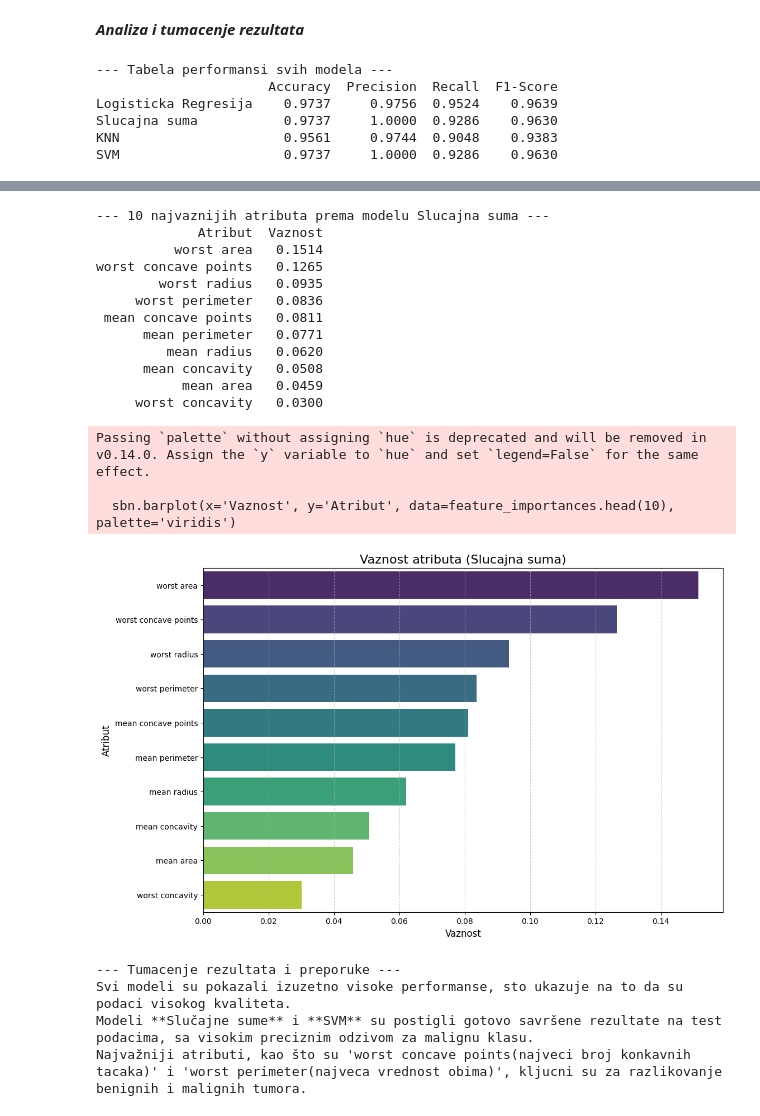
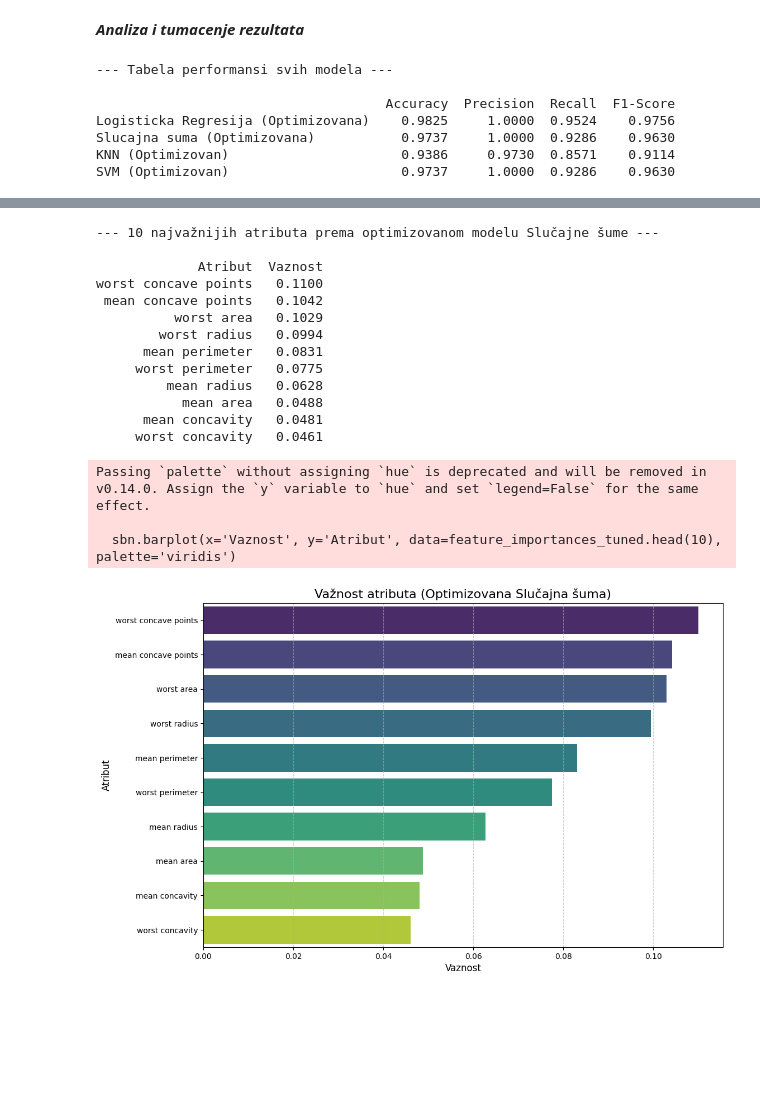
Before and after one commit to slokarsrdjan/Breast-Cancer-Classification, a Jupyter notebook: Breast Cancer Classification.ipynb, the cells around one changed output, grey strips where cells are left out. Saved outputs shown, nothing was run; the diff lists cells and outputs as text; code cells hidden in the pictures; blank space fills up the shorter version.

```diff
--- a/Breast Cancer Classification.ipynb
+++ b/Breast Cancer Classification.ipynb
@@ -295,12 +381,12 @@ weighted avg       0.97      0.97      0.97       114
 # %% [markdown]
 ***Analiza i tumacenje rezultata***
 # %%
-# Prikaz tabela performansi
+# Prikaz tabela performansi (ponovo)
 metrics_df = pd.DataFrame(performance_metrics).T
-print("--- Tabela performansi svih modela ---")
+print("--- Tabela performansi svih modela ---\n")
 print(metrics_df.to_string(float_format="%.4f"))
 
-# Vizualizacija metrika
+# Vizualizacija metrika (ponovo)
 metrics_df.plot(kind='bar', figsize=(12, 7), rot=0)
 plt.title('Poredjenje performansi klasifikacionih modela', fontsize=16)
 plt.ylabel('Vrednost metrike', fontsize=12)
@@ -310,34 +396,29 @@ plt.legend(title='Metrike', bbox_to_anchor=(1.05, 1), loc='upper left')
 plt.grid(axis='y', linestyle='--', alpha=0.7)
 plt.show()
 
-# Analiza vaznosti atributa (samo za Random Forest)
-rf_model = models['Slucajna suma']
-feature_importances = pd.DataFrame({
+# Ponovna analiza važnosti atributa sa optimizovanim Random Forest modelom
+rf_model_tuned = models['Slucajna suma (Optimizovana)']
+feature_importances_tuned = pd.DataFrame({
     'Atribut': X.columns,
-    'Vaznost': rf_model.feature_importances_
+    'Vaznost': rf_model_tuned.feature_importances_
 }).sort_values(by='Vaznost', ascending=False)
 
-print("\n--- 10 najvaznijih atributa prema modelu Slucajna suma ---")
-print(feature_importances.head(10).to_string(index=False, float_format="%.4f"))
+print("\n--- 10 najvažnijih atributa prema optimizovanom modelu Slučajne šume ---\n")
+print(feature_importances_tuned.head(10).to_string(index=False, float_format="%.4f"))
 
-# Vizualizacija najvaznijih atributa
+# Vizualizacija najvažnijih atributa (ponovo)
 plt.figure(figsize=(12, 8))
-sbn.barplot(x='Vaznost', y='Atribut', data=feature_importances.head(10), palette='viridis')
-plt.title('Vaznost atributa (Slucajna suma)', fontsize=16)
+sbn.barplot(x='Vaznost', y='Atribut', data=feature_importances_tuned.head(10), palette='viridis')
+plt.title('Važnost atributa (Optimizovana Slučajna šuma)', fontsize=16)
 plt.xlabel('Vaznost', fontsize=12)
 plt.ylabel('Atribut', fontsize=12)
 plt.grid(axis='x', linestyle='--', alpha=0.6)
 plt.show()
-
-# Tumačenje rezultata
-print("\n--- Tumacenje rezultata i preporuke ---")
-print("Svi modeli su pokazali izuzetno visoke performanse, sto ukazuje na to da su podaci visokog kvaliteta.")
-print("Modeli **Slučajne sume** i **SVM** su postigli gotovo savršene rezultate na test podacima, sa visokim preciznim odzivom za malignu klasu.")
-print("Najvažniji atributi, kao što su 'worst concave points(najveci broj konkavnih tacaka)' i 'worst perimeter(najveca vrednost obima)', kljucni su za razlikovanje benignih i malignih tumora.")
 # %% [output]
 --- Tabela performansi svih modela ---
-                      Accuracy  Precision  Recall  F1-Score
-Logisticka Regresija    0.9737     0.9756  0.9524    0.9639
-Slucajna suma           0.9737     1.0000  0.9286    0.9630
-KNN                     0.9561     0.9744  0.9048    0.9383
-SVM                     0.9737     1.0000  0.9286    0.9630
+
+                                     Accuracy  Precision  Recall  F1-Score
+Logisticka Regresija (Optimizovana)    0.9825     1.0000  0.9524    0.9756
+Slucajna suma (Optimizovana)           0.9737     1.0000  0.9286    0.9630
+KNN (Optimizovan)                      0.9386     0.9730  0.8571    0.9114
+SVM (Optimizovan)                      0.9737     1.0000  0.9286    0.9630
@@ -345,20 +426,17 @@ SVM                     0.9737     1.0000  0.9286    0.9630
---- 10 najvaznijih atributa prema modelu Slucajna suma ---
+--- 10 najvažnijih atributa prema optimizovanom modelu Slučajne šume ---
+
              Atribut  Vaznost
-          worst area   0.1514
-worst concave points   0.1265
-        worst radius   0.0935
-     worst perimeter   0.0836
- mean concave points   0.0811
-      mean perimeter   0.0771
-         mean radius   0.0620
-      mean concavity   0.0508
-           mean area   0.0459
-     worst concavity   0.0300
+worst concave points   0.1100
+ mean concave points   0.1042
+          worst area   0.1029
+        worst radius   0.0994
+      mean perimeter   0.0831
+     worst perimeter   0.0775
+         mean radius   0.0628
+           mean area   0.0488
+      mean concavity   0.0481
+     worst concavity   0.0461
 Passing `palette` without assigning `hue` is deprecated and will be removed in v0.14.0. Assign the `y` variable to `hue` and set `legend=False` for the same effect.
 
-  sbn.barplot(x='Vaznost', y='Atribut', data=feature_importances.head(10), palette='viridis')
+  sbn.barplot(x='Vaznost', y='Atribut', data=feature_importances_tuned.head(10), palette='viridis')
-[figure, old version]
+[figure, new version]
---- Tumacenje rezultata i preporuke ---
-Svi modeli su pokazali izuzetno visoke performanse, sto ukazuje na to da su podaci visokog kvaliteta.
-Modeli **Slučajne sume** i **SVM** su postigli gotovo savršene rezultate na test podacima, sa visokim preciznim odzivom za malignu klasu.
-Najvažniji atributi, kao što su 'worst concave points(najveci broj konkavnih tacaka)' i 'worst perimeter(najveca vrednost obima)', kljucni su za razlikovanje benignih i malignih tumora.
```
Also changed, not shown: parts of 11 cells of this notebook.
